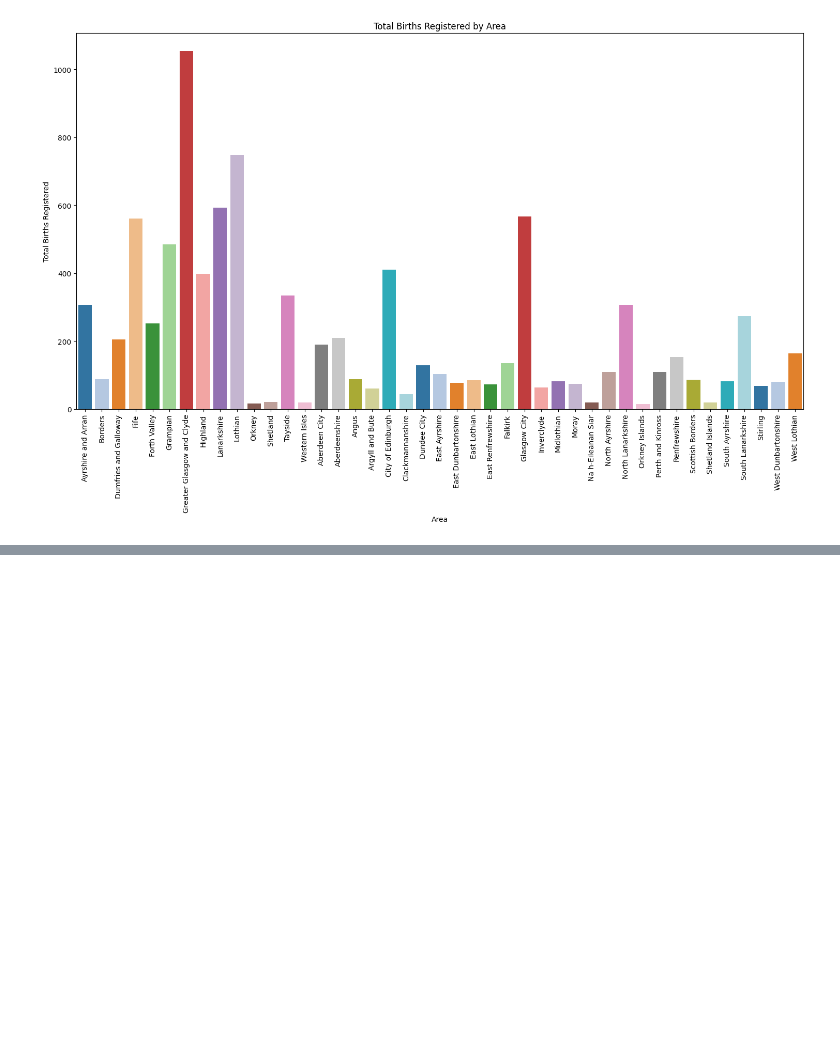
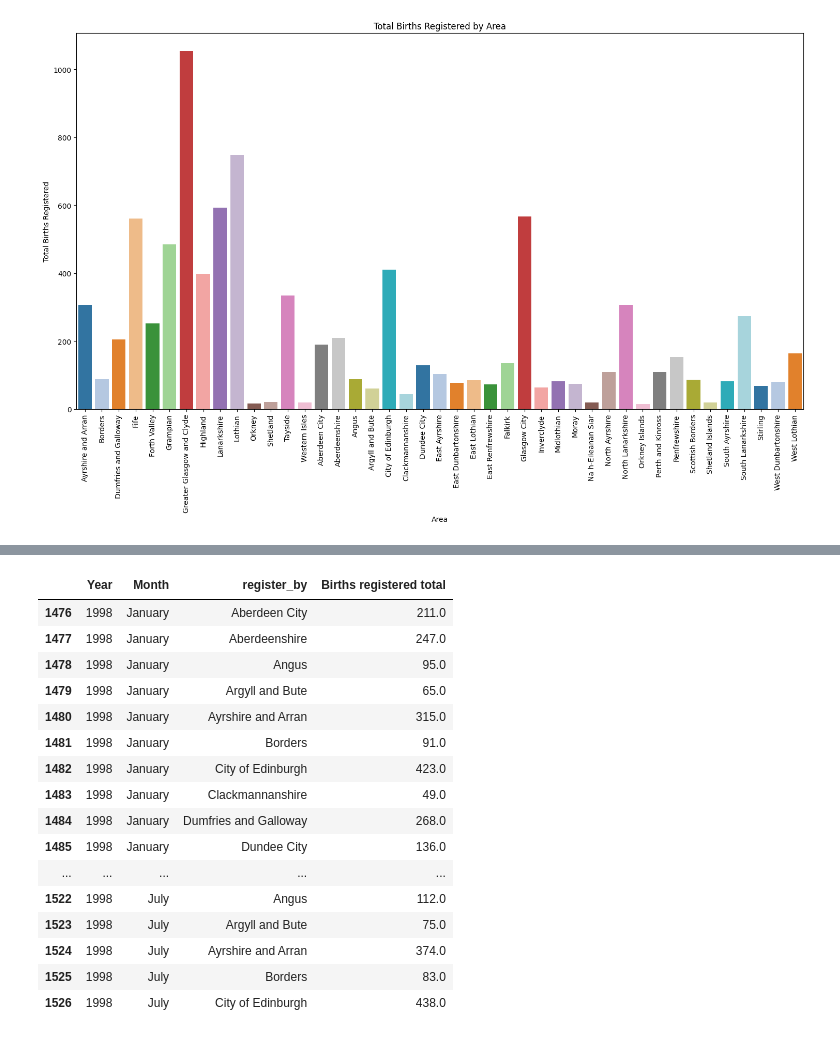
Before and after one commit to umairabid205/scotland-birth-forecast, a Jupyter notebook: data/processed/preprocessing.ipynb, the cells around one changed output, grey strips where cells are left out. Cells and saved outputs as stored; diff of their text form; code cells hidden in the pictures; blank space fills up the shorter version.

```diff
--- a/data/processed/join_tables.ipynb
+++ b/data/processed/preprocessing.ipynb
@@ -182,0 +238,22 @@ plt.show()
+# %%
+df_1998 = df[df['Year'] == 1998]
+# %%
+df_1998.head(50)
+# %% [output]
+|  | Year | Month | register_by | Births registered total |
+| 1476 | 1998 | January | Aberdeen City | 211.0 |
+| 1477 | 1998 | January | Aberdeenshire | 247.0 |
+| 1478 | 1998 | January | Angus | 95.0 |
+| 1479 | 1998 | January | Argyll and Bute | 65.0 |
+| 1480 | 1998 | January | Ayrshire and Arran | 315.0 |
+| 1481 | 1998 | January | Borders | 91.0 |
+| 1482 | 1998 | January | City of Edinburgh | 423.0 |
+| 1483 | 1998 | January | Clackmannanshire | 49.0 |
+| 1484 | 1998 | January | Dumfries and Galloway | 268.0 |
+| 1485 | 1998 | January | Dundee City | 136.0 |
+| ... | ... | ... | ... | ... |
+| 1522 | 1998 | July | Angus | 112.0 |
+| 1523 | 1998 | July | Argyll and Bute | 75.0 |
+| 1524 | 1998 | July | Ayrshire and Arran | 374.0 |
+| 1525 | 1998 | July | Borders | 83.0 |
+| 1526 | 1998 | July | City of Edinburgh | 438.0 |
```
Also changed, not shown: parts of 19 cells of this notebook, 25 other files.
